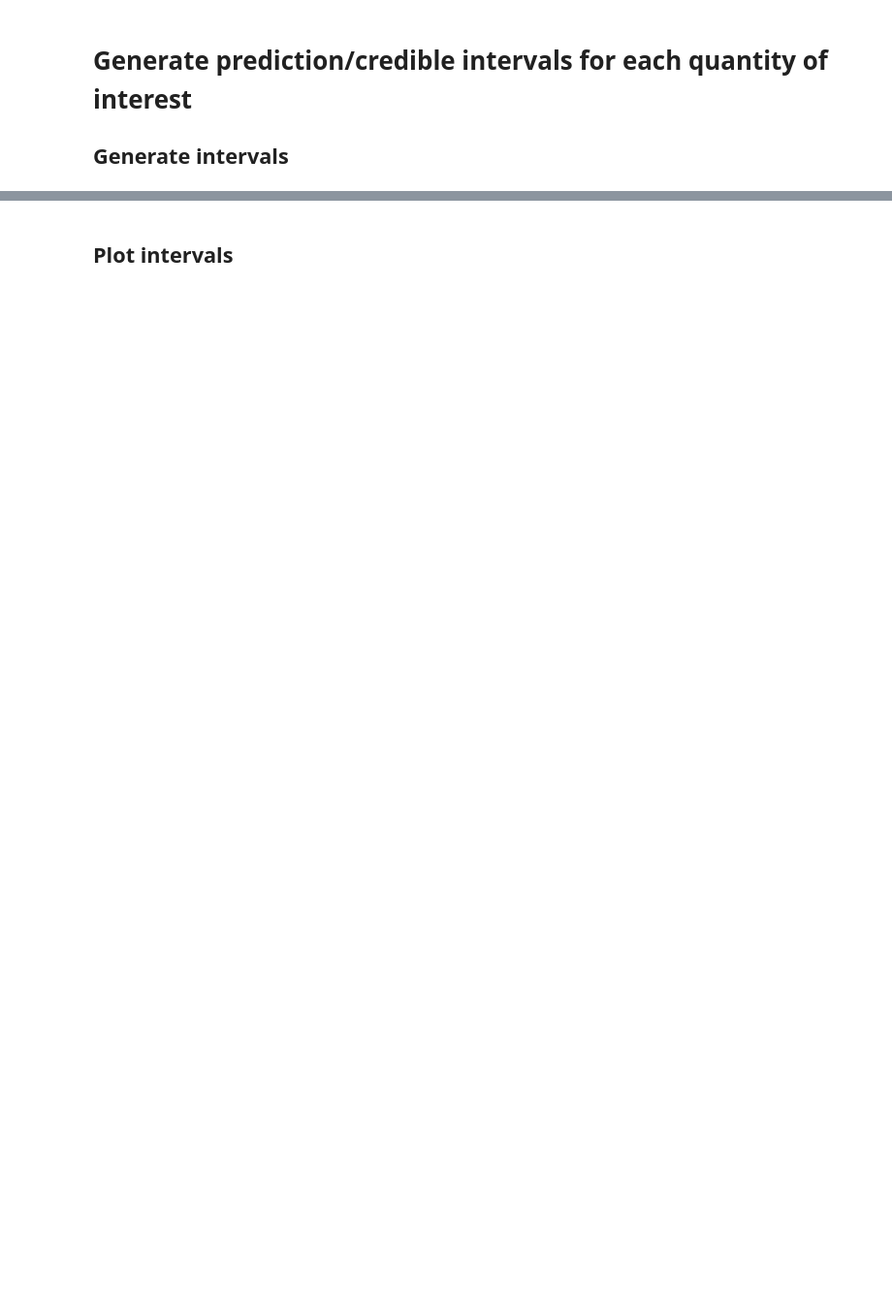
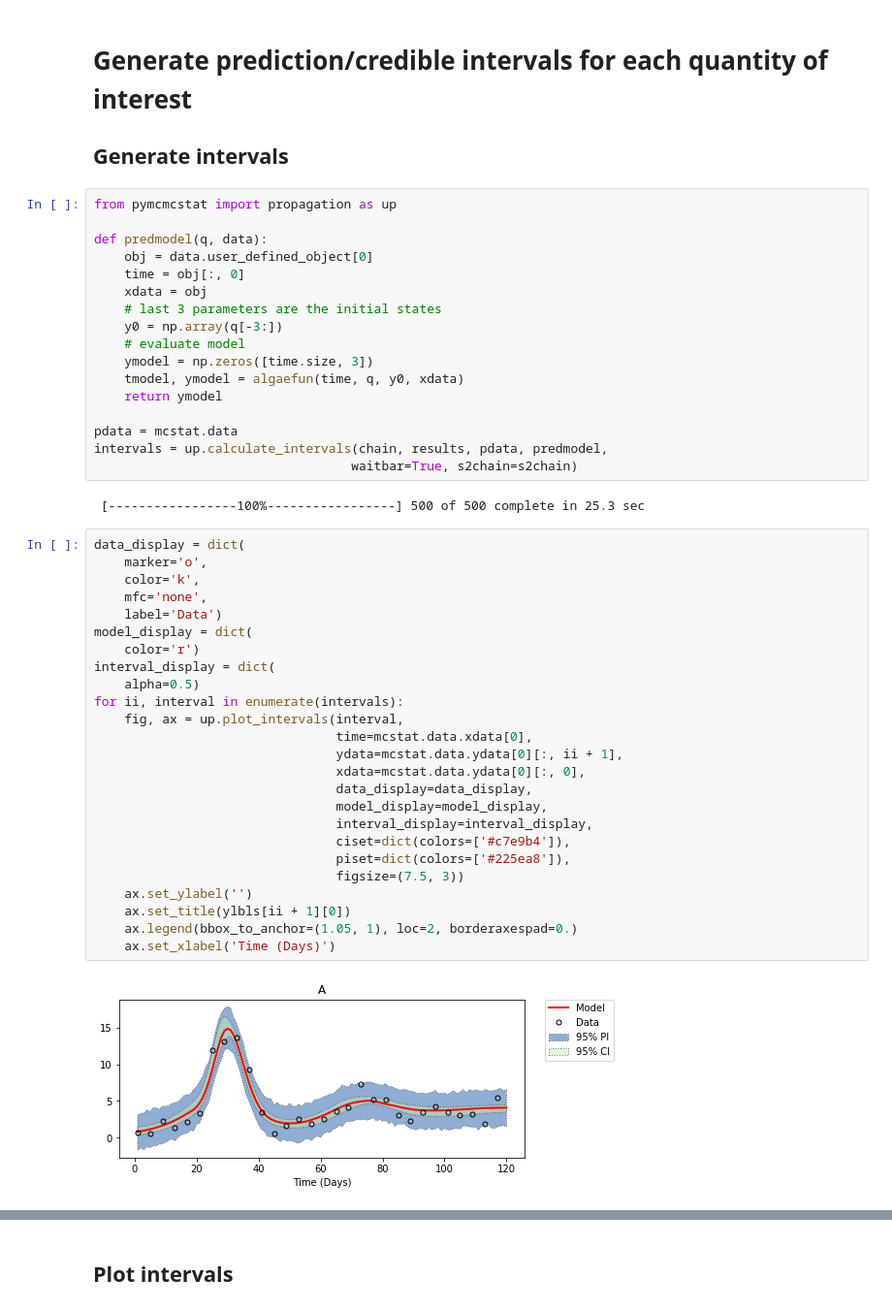
Before and after one commit to prmiles/pymcmcstat_examples, a Jupyter notebook: Algae.ipynb, the cells around one changed output, grey strips where cells are left out. Shown at 97% size. Saved outputs shown, nothing was run; the diff lists cells and outputs as text; blank space fills up the shorter version.

```diff
--- a/Algae.ipynb
+++ b/Algae.ipynb
@@ -220,3 +212,49 @@ e.g., removed the first part for burnin-in.
 # %% [markdown]
 # Generate prediction/credible intervals for each quantity of interest
 ## Generate intervals
+# %%
+from pymcmcstat import propagation as up
+
+def predmodel(q, data):
+    obj = data.user_defined_object[0]
+    time = obj[:, 0]
+    xdata = obj
+    # last 3 parameters are the initial states
+    y0 = np.array(q[-3:])
+    # evaluate model
+    ymodel = np.zeros([time.size, 3])
+    tmodel, ymodel = algaefun(time, q, y0, xdata)
+    return ymodel
+
+pdata = mcstat.data
+intervals = up.calculate_intervals(chain, results, pdata, predmodel,
+                                  waitbar=True, s2chain=s2chain)
+# %% [output]
+ [-----------------100%-----------------] 500 of 500 complete in 25.3 sec
+# %%
+data_display = dict(
+    marker='o',
+    color='k',
+    mfc='none',
+    label='Data')
+model_display = dict(
+    color='r')
+interval_display = dict(
+    alpha=0.5)
+for ii, interval in enumerate(intervals):
+    fig, ax = up.plot_intervals(interval,
+                                time=mcstat.data.xdata[0],
+                                ydata=mcstat.data.ydata[0][:, ii + 1],
+                                xdata=mcstat.data.ydata[0][:, 0],
+                                data_display=data_display,
+                                model_display=model_display,
+                                interval_display=interval_display,
+                                ciset=dict(colors=['#c7e9b4']),
+                                piset=dict(colors=['#225ea8']),
+                                figsize=(7.5, 3))
+    ax.set_ylabel('')
+    ax.set_title(ylbls[ii + 1][0])
+    ax.legend(bbox_to_anchor=(1.05, 1), loc=2, borderaxespad=0.)
+    ax.set_xlabel('Time (Days)')
+# %% [output]
+[figure, added]
```
Also changed, not shown: parts of 8 cells of this notebook.
